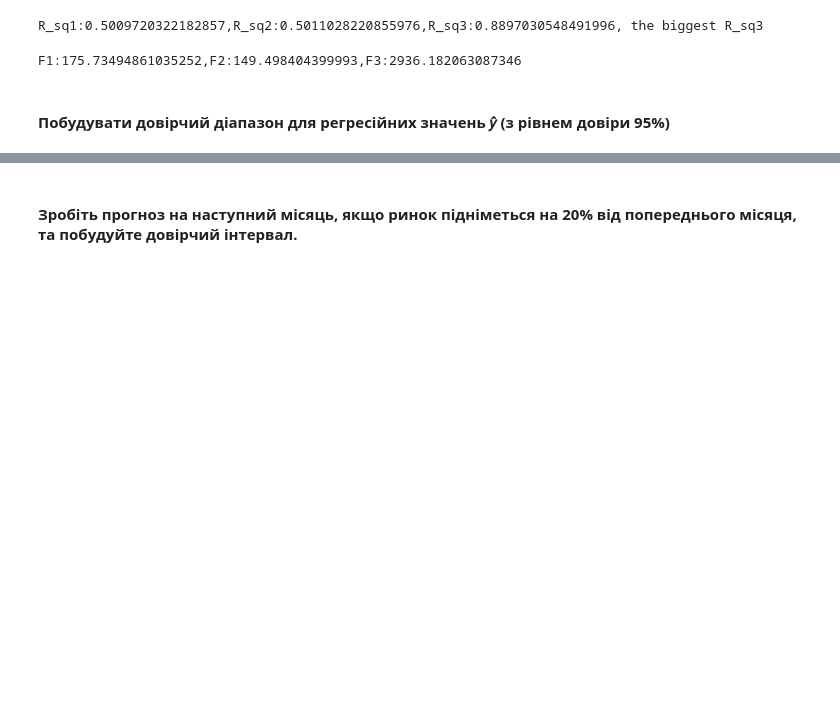
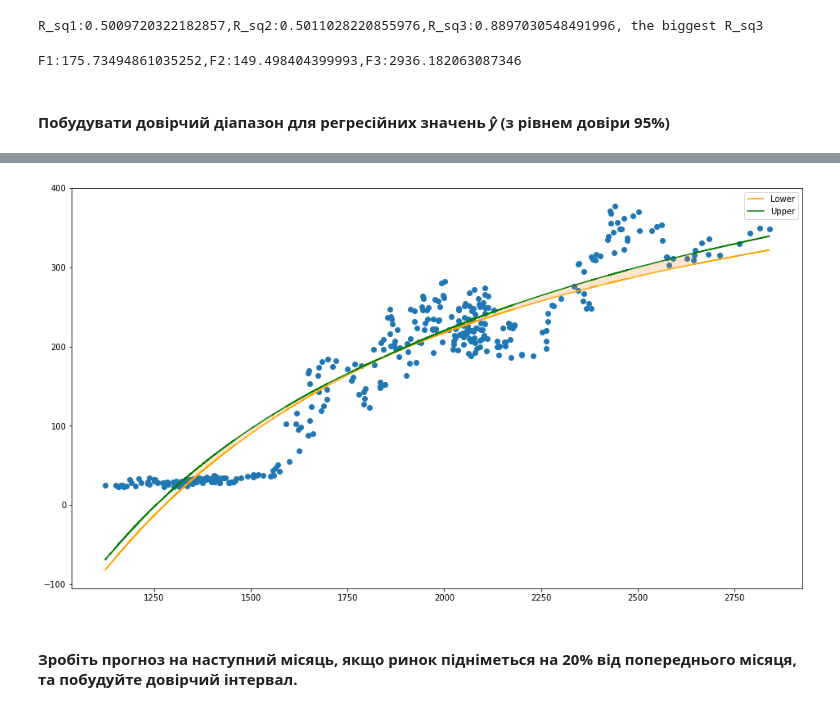
Before and after one commit to SpaceDigi/math_economy, a Jupyter notebook: Lab2.ipynb, the cells around one changed output, grey strips where cells are left out. Saved outputs shown, nothing was run; the diff lists cells and outputs as text; code cells hidden in the pictures; blank space fills up the shorter version.

Commit message:
Fixed Lab2, added Lab4+ data

```diff
--- a/Lab2.ipynb
+++ b/Lab2.ipynb
@@ -177,3 +177,22 @@ F1:175.73494861035252,F2:149.498404399993,F3:2936.182063087346
 #Найкраща за результатами третя модель - треба її дослідити
 # %% [markdown]
 #### Побудувати довірчий діапазон для регресійних значень 𝑦̂ (з рівнем довіри 95%)
+# %%
+from scipy import stats
+t_crit = stats.t.ppf(q=1-0.025,df=len(y))
+# %%
+def sp_y_pred(x,y,y_pred):
+    mean, var = np.mean(x), np.var(x)
+    n = len(y)
+    e = y-y_pred
+    su_2 = n*np.var(e)/(n-2)
+    a = su_2/n
+    b = (1+(x-mean)**2)/var
+    return np.sqrt(a*b)
+def calcualte_interval(val,sp_val,t_crit):
+    return (val-sp_val*t_crit,val+sp_val*t_crit)
+# %%
+l,r = calcualte_interval(preds,sp_y_pred(x,y,preds),t_crit)
+# %%
+interval = pd.DataFrame(np.array([l,preds,r,]).T,columns=['low','pred','high'])
+interval
@@ -180,2 +213,12 @@ F1:175.73494861035252,F2:149.498404399993,F3:2936.182063087346
+# %%
+plt.figure(figsize=(16,9))
+
+plt.scatter(x,y)
+plt.plot(x, interval['low'],color='orange',label='Lower')
+plt.plot(x,interval['high'],c='green',label='Upper')
+plt.fill_between(x,interval['low'],interval['high'],alpha=0.2)
+plt.legend();
+# %% [output]
+[figure, added]
 # %% [markdown]
 #### Зробіть прогноз на наступний місяць, якщо ринок підніметься на 20% від попереднього місяця, та побудуйте довірчий інтервал.
```
Also changed, not shown: parts of 1 cell of this notebook, 3 other files.
